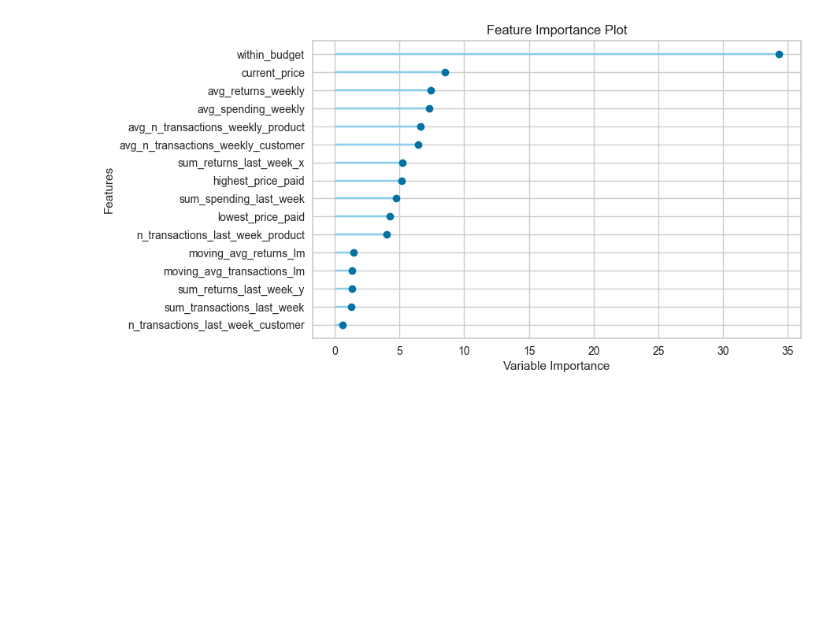
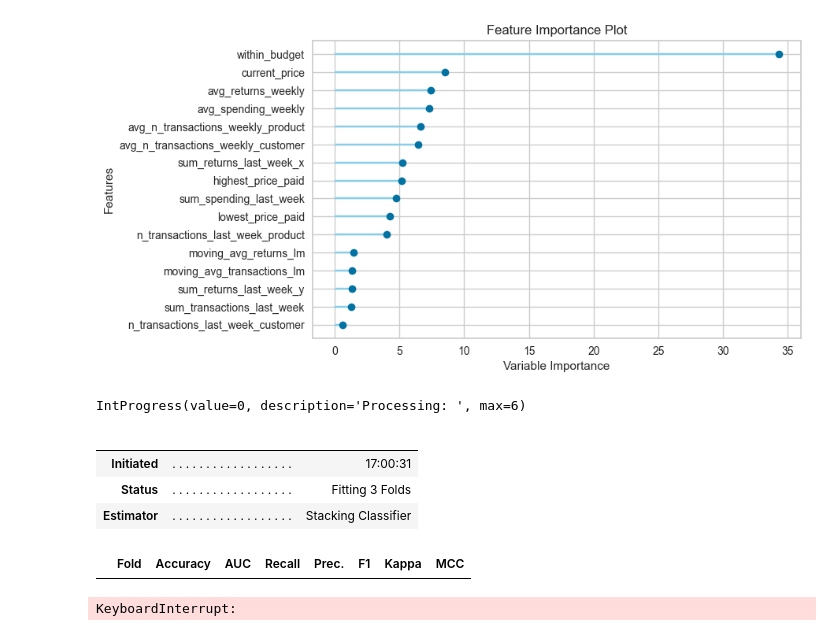
Before and after one commit to sekR4/classification-challenge, a Jupyter notebook: src/model_trials.ipynb, the cells around one changed output. Cells and saved outputs as stored; diff of their text form; code cells hidden in the pictures; blank space fills up the shorter version.

```diff
--- a/src/model_trials.ipynb
+++ b/src/model_trials.ipynb
@@ -72,3 +92,14 @@ plot_model(estimator=best_models[0], plot="auc")
 plot_model(estimator=best_models[0], plot="feature_all")
 # %% [output]
 [figure]
+# %%
+stacked = stack_models(best_models, optimize="auc")
+# %% [output]
+IntProgress(value=0, description='Processing: ', max=6)
+|  |  |  |
+|  |  |  |
+| Initiated | . . . . . . . . . . . . . . . . . . | 17:00:31 |
+| Status | . . . . . . . . . . . . . . . . . . | Fitting 3 Folds |
+| Estimator | . . . . . . . . . . . . . . . . . . | Stacking Classifier |
+|  | Fold | Accuracy | AUC | Recall | Prec. | F1 | Kappa | MCC |
+KeyboardInterrupt:
```
Also changed, not shown: parts of 8 cells of this notebook.
